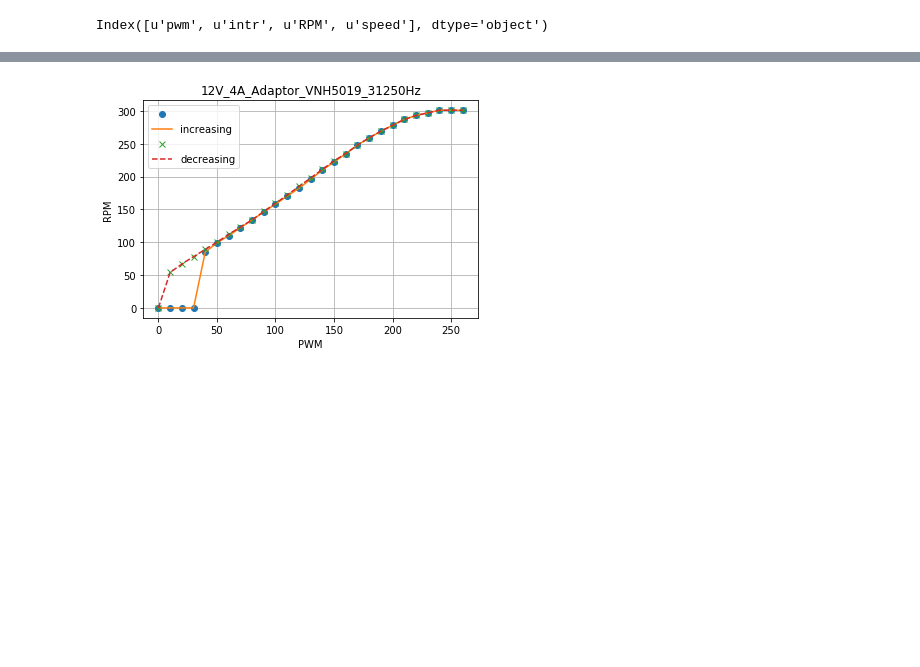
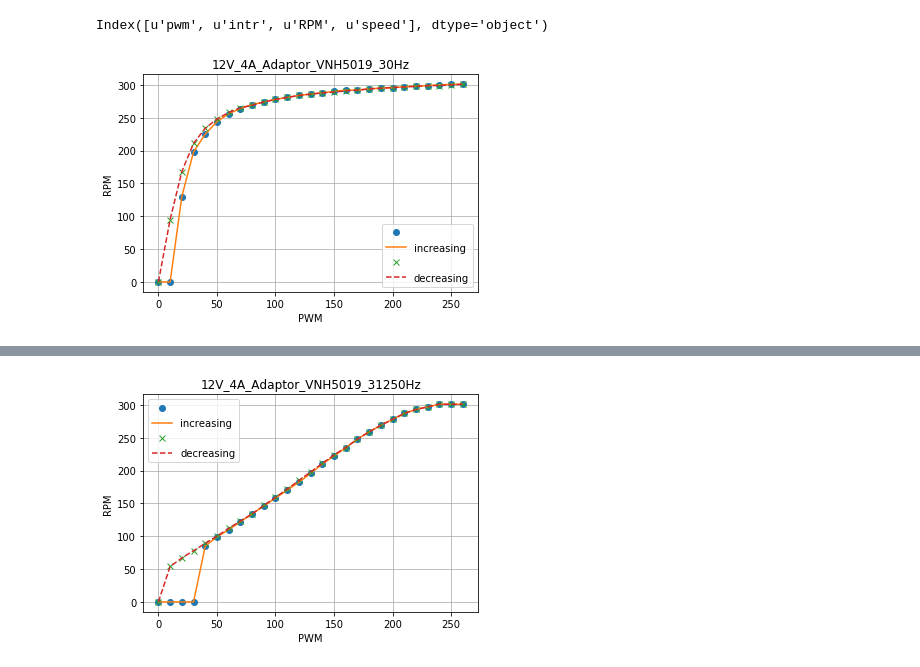
Before and after one commit to ukayzm/balancing_rbt, a Jupyter notebook: prj2.7_vnh5019/data/motor_test_12V_4A_Adaptor_VNH5019.ipynb, the cells around one changed output, grey strips where cells are left out. Cells and saved outputs as stored; diff of their text form; code cells hidden in the pictures; blank space fills up the shorter version.

Commit message:
VNH5019 graph

```diff
--- a/prj2.7_vnh5019/data/motor_test_12V_4A_Adaptor_VNH5019.ipynb
+++ b/prj2.7_vnh5019/data/motor_test_12V_4A_Adaptor_VNH5019.ipynb
@@ -50,3 +50,7 @@ data1
 data1.columns
 # %% [output]
 Index([u'pwm', u'intr', u'RPM', u'speed'], dtype='object')
+# %%
+plot_graph('12V_4A_Adaptor_VNH5019_30Hz', "12V_4A_Adaptor_VNH5019_30Hz.1.dat", "12V_4A_Adaptor_VNH5019_30Hz.2.dat")
+# %% [output]
+[figure, added]
```
Also changed, not shown: parts of 3 cells of this notebook, 17 other files.
